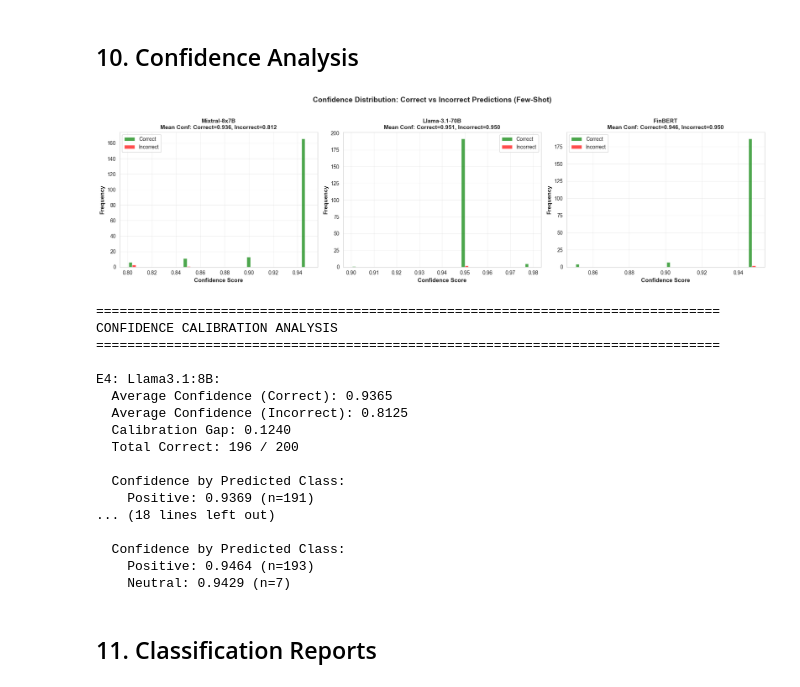
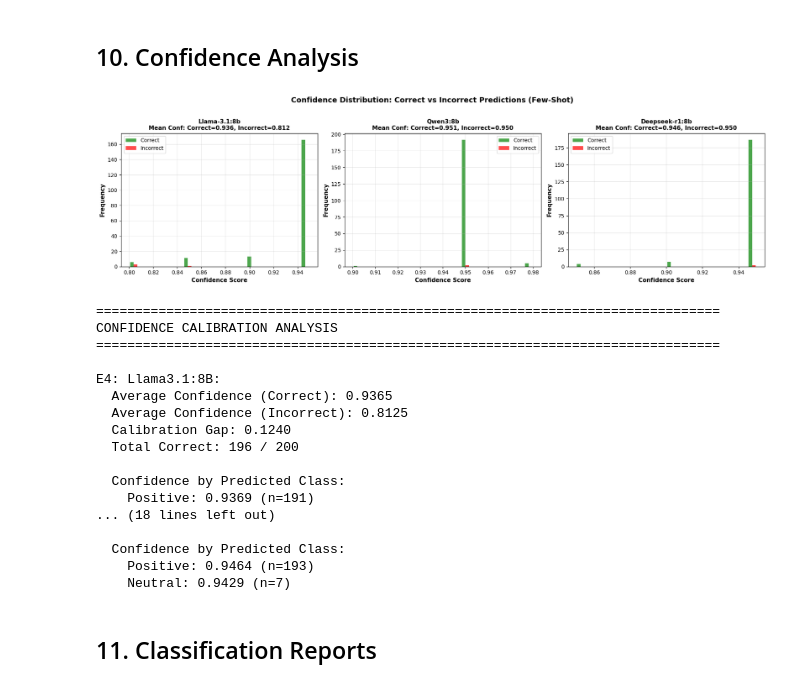
Before and after one commit to isidharthrai/Prompt_Engineering_for_Financial_Texts, a Jupyter notebook: Task1_Sentiment_Analysis/Few_Shot/E4_E5_E6_few_shot_sentiment.ipynb, the cells around one changed output. Saved outputs shown, nothing was run; the diff lists cells and outputs as text; code cells hidden in the pictures.

```diff
--- a/Task1_Sentiment_Analysis/Few_Shot/E4_E5_E6_few_shot_sentiment.ipynb
+++ b/Task1_Sentiment_Analysis/Few_Shot/E4_E5_E6_few_shot_sentiment.ipynb
@@ -555,9 +555,9 @@ def calculate_metrics(df, exp_name):
 
 
 # Calculate metrics for all experiments
-e4_metrics, e4_cm, e4_valid = calculate_metrics(e4_df, "E4: Mixtral-8x7B (Few-Shot)")
-e5_metrics, e5_cm, e5_valid = calculate_metrics(e5_df, "E5: Llama-3.1-70B (Few-Shot)")
-e6_metrics, e6_cm, e6_valid = calculate_metrics(e6_df, "E6: FinBERT (Few-Shot)")
+e4_metrics, e4_cm, e4_valid = calculate_metrics(e4_df, "E4: Llama-3.1:8b (Few-Shot)")
+e5_metrics, e5_cm, e5_valid = calculate_metrics(e5_df, "E5: Qwen3:8b (Few-Shot)")
+e6_metrics, e6_cm, e6_valid = calculate_metrics(e6_df, "E6: Deepseek-r1:8b (Few-Shot)")
 
 # Create metrics comparison table
 metrics_df = pd.DataFrame([e4_metrics, e5_metrics, e6_metrics])
@@ -593,9 +593,9 @@ width = 0.25
 
 for i, (metrics, label) in enumerate(
     [
-        (e4_metrics, "Mixtral-8x7B"),
-        (e5_metrics, "Llama-3.1-70B"),
-        (e6_metrics, "FinBERT"),
+        (e4_metrics, "Llama-3.1:8b"),
+        (e5_metrics, "Qwen3:8b"),
+        (e6_metrics, "Deepseek-r1:8b"),
     ]
 ):
     values = [metrics[m] for m in metrics_to_plot]
@@ -618,9 +618,9 @@ x2 = np.arange(len(classes))
 
 for i, (metrics, label) in enumerate(
     [
-        (e4_metrics, "Mixtral-8x7B"),
-        (e5_metrics, "Llama-3.1-70B"),
-        (e6_metrics, "FinBERT"),
+        (e4_metrics, "Llama-3.1:8b"),
+        (e5_metrics, "Qwen3:8b"),
+        (e6_metrics, "Deepseek-r1:8b"),
     ]
 ):
     values = [metrics[f"{c}_F1"] for c in classes]
@@ -647,9 +647,9 @@ labels = ["Positive", "Negative", "Neutral"]
 
 for idx, (cm, title) in enumerate(
     [
-        (e4_cm, "E4: Mixtral-8x7B (Few-Shot)"),
-        (e5_cm, "E5: Llama-3.1-70B (Few-Shot)"),
-        (e6_cm, "E6: FinBERT (Few-Shot)"),
+        (e4_cm, "E4: Llama-3.1:8b (Few-Shot)"),
+        (e5_cm, "E5: Qwen3:8b (Few-Shot)"),
+        (e6_cm, "E6: Deepseek-r1:8b (Few-Shot)"),
     ]
 ):
     sns.heatmap(
@@ -873,7 +873,7 @@ COMPREHENSIVE METRICS TABLE
 fig, axes = plt.subplots(1, 3, figsize=(18, 5))
 
 for idx, (df_result, title) in enumerate(
-    [(e4_valid, "Mixtral-8x7B"), (e5_valid, "Llama-3.1-70B"), (e6_valid, "FinBERT")]
+    [(e4_valid, "Llama-3.1:8b"), (e5_valid, "Qwen3:8b"), (e6_valid, "Deepseek-r1:8b")]
 ):
     df_result["correct"] = (
         df_result["true_sentiment"] == df_result["predicted_sentiment"]
@@ -913,34 +913,34 @@ print("\n" + "=" * 80)
 print("CONFIDENCE CALIBRATION ANALYSIS")
 print("=" * 80)
 for df_result, exp_name in [
     (e4_valid, "E4: Llama3.1:8B"),
     (e5_valid, "E5: Qwen3:8b"),
     (e6_valid, "E6: Deepseek-r1:8b"),
 ]:
     df_result["correct"] = (
         df_result["true_sentiment"] == df_result["predicted_sentiment"]
     )
 
     avg_conf_correct = df_result[df_result["correct"]]["confidence"].mean()
     avg_conf_incorrect = df_result[~df_result["correct"]]["confidence"].mean()
     calibration_gap = avg_conf_correct - avg_conf_incorrect
 
     print(f"\n{exp_name}:")
     print(f"  Average Confidence (Correct): {avg_conf_correct:.4f}")
     print(f"  Average Confidence (Incorrect): {avg_conf_incorrect:.4f}")
     print(f"  Calibration Gap: {calibration_gap:.4f}")
     print(f"  Total Correct: {df_result['correct'].sum()} / {len(df_result)}")
 
     # Confidence by sentiment class
     print(f"\n  Confidence by Predicted Class:")
     for sentiment in ["positive", "negative", "neutral"]:
         class_df = df_result[df_result["predicted_sentiment"] == sentiment]
         if len(class_df) > 0:
             print(
                 f"    {sentiment.capitalize()}: {class_df['confidence'].mean():.4f} (n={len(class_df)})"
             )
 # %% [output]
-[figure, old version]
+[figure, new version]
 ================================================================================
 CONFIDENCE CALIBRATION ANALYSIS
 ================================================================================
```
Also changed, not shown: parts of 6 cells of this notebook, 37 other files.
